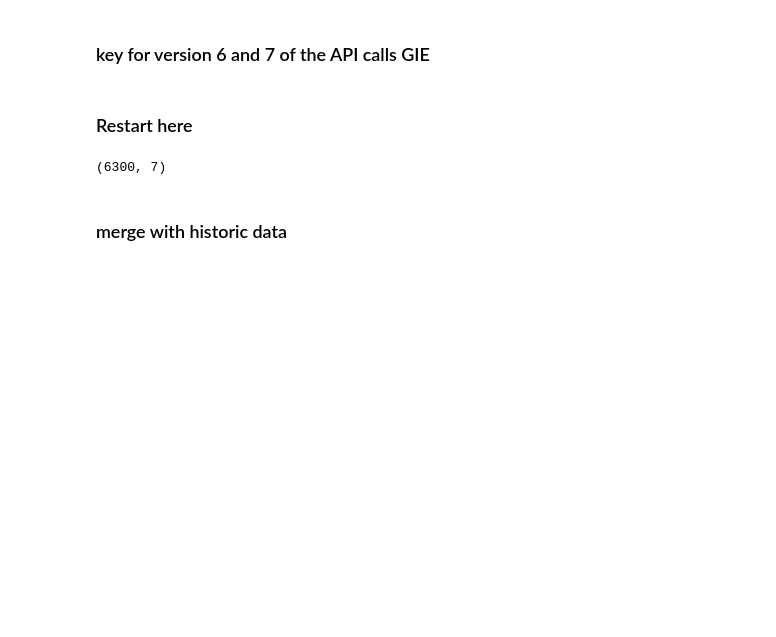
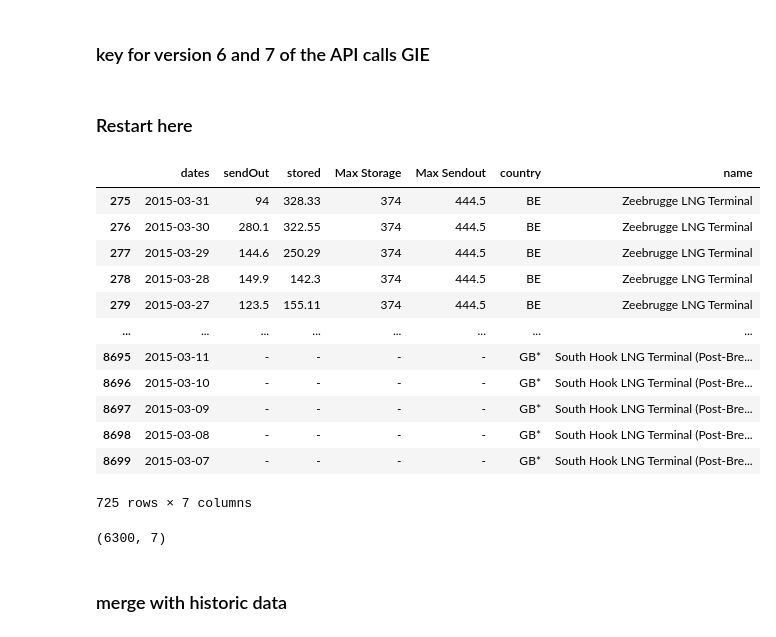
Before and after one commit to greenbruegel/gas-imports, a Jupyter notebook: LNG terminals.ipynb, the cells around one changed output. Drawn from its saved outputs; the diff is of its cells as text; code cells hidden in the pictures; blank space fills up the shorter version.

```diff
--- a/LNG terminals.ipynb
+++ b/LNG terminals.ipynb
@@ -33,8 +33,8 @@ headers = {"x-key":"d8561648296cb38e6c400823755689941530"} # After July 4th 2022
 # %% [markdown]
 ### Restart here
 # %%
-d1 = '2018-01-01'
-d2 = '2018-12-31' # To change in the new year
+d1 = '2015-01-01'
+d2 = '2015-12-31' # To change in the new year
 # %%
 dates = []
 sendOut = []
@@ -84,6 +84,22 @@ df['Max Storage'] = max_storage  ## in 10^3 m^3 LNG
 df['Max Sendout'] = max_sendout  ## in GWh/d
 df['country'] = country
 df['name'] = Name
+# %%
+df[df['dates']<='2015-04']
+# %% [output]
+|  | dates | sendOut | stored | Max Storage | Max Sendout | country | name |
+| 275 | 2015-03-31 | 94 | 328.33 | 374 | 444.5 | BE | Zeebrugge LNG Terminal |
+| 276 | 2015-03-30 | 280.1 | 322.55 | 374 | 444.5 | BE | Zeebrugge LNG Terminal |
+| 277 | 2015-03-29 | 144.6 | 250.29 | 374 | 444.5 | BE | Zeebrugge LNG Terminal |
+| 278 | 2015-03-28 | 149.9 | 142.3 | 374 | 444.5 | BE | Zeebrugge LNG Terminal |
+| 279 | 2015-03-27 | 123.5 | 155.11 | 374 | 444.5 | BE | Zeebrugge LNG Terminal |
+| ... | ... | ... | ... | ... | ... | ... | ... |
+| 8695 | 2015-03-11 | - | - | - | - | GB* | South Hook LNG Terminal (Post-Bre... |
+| 8696 | 2015-03-10 | - | - | - | - | GB* | South Hook LNG Terminal (Post-Bre... |
+| 8697 | 2015-03-09 | - | - | - | - | GB* | South Hook LNG Terminal (Post-Bre... |
+| 8698 | 2015-03-08 | - | - | - | - | GB* | South Hook LNG Terminal (Post-Bre... |
+| 8699 | 2015-03-07 | - | - | - | - | GB* | South Hook LNG Terminal (Post-Bre... |
+725 rows × 7 columns
 # %%
 # Getting rid of NaNa
 df.replace('-', np.NaN,inplace=True)
```
Also changed, not shown: parts of 19 cells of this notebook.
